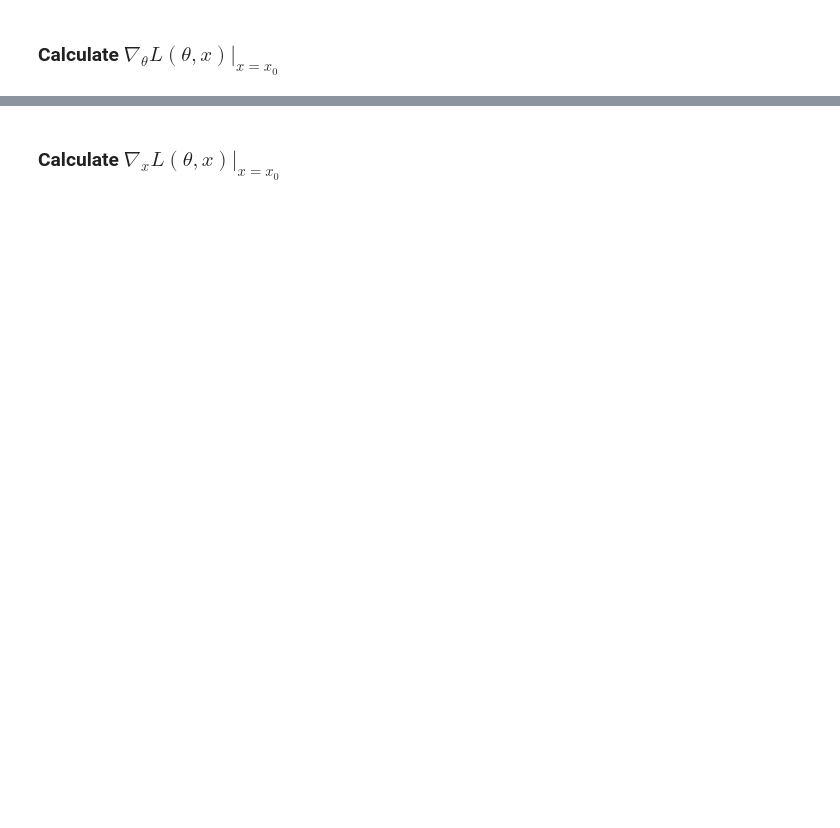
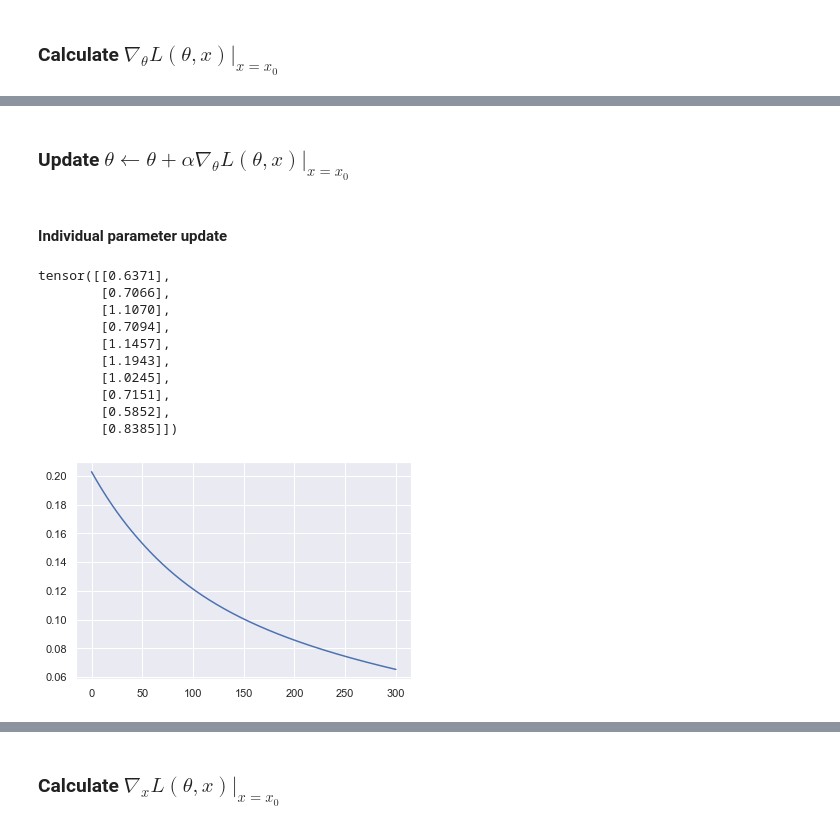
Before and after one commit to ugo-nama-kun/pytorch_notebook, a Jupyter notebook: notebook.ipynb, the cells around one changed output, grey strips where cells are left out. Cells and saved outputs as stored; diff of their text form; code cells hidden in the pictures; blank space fills up the shorter version.

```diff
--- a/notebook.ipynb
+++ b/notebook.ipynb
@@ -183,8 +191,3 @@ False
 # Utilities
 # %% [markdown]
 ### Define Fully Connected Feed Forward NN $f_{\theta}$
-# %%
-x = torch.randn(5)
-
-
-print(x)
@@ -193,2 +246,12 @@ tensor([ 0.6864, -0.6671, -1.8042, -1.0444,  0.7582])
 # %% [markdown]
 ### Calculate Loss $L(\theta)$
+# %%
+input = torch.randn(10, 1)
+target = torch.ones(10, 1, requires_grad=False)
+
+# Mean squared error of the minibatch with 10 samples
+loss_func = nn.MSELoss()
+
+out = ffnet(input)
+loss = loss_func(out, target)
+print(loss)
@@ -196,0 +294,36 @@ tensor([ 0.6864, -0.6671, -1.8042, -1.0444,  0.7582])
+# %% [markdown]
+### Update $\theta \leftarrow \theta + \alpha \nabla_\theta L(\theta, x)|_{x=x_0}$
+# %% [markdown]
+#### Individual parameter update
+# %%
+ffnet = FFNetwork()
+learning_rate = 0.001
+
+out = ffnet(input)
+loss = loss_func(out, target)
+
+loss_hist_sgd = [loss.detach()]
+for i in range(300):
+    ffnet.zero_grad()
+    loss.backward()
+    for f in ffnet.parameters():
+        f.data.sub_(f.grad.data * learning_rate)
+
+    loss = loss_func(ffnet(input), target)
+    loss_hist_sgd.append(loss.detach())
+
+plt.plot(loss_hist_sgd)
+out = ffnet(input)
+print(out.detach())
+# %% [output]
+tensor([[0.6371],
+        [0.7066],
+        [1.1070],
+        [0.7094],
+        [1.1457],
+        [1.1943],
+        [1.0245],
+        [0.7151],
+        [0.5852],
+        [0.8385]])
+[figure, added]
```
Also changed, not shown: parts of 11 cells of this notebook, 1 other file.
